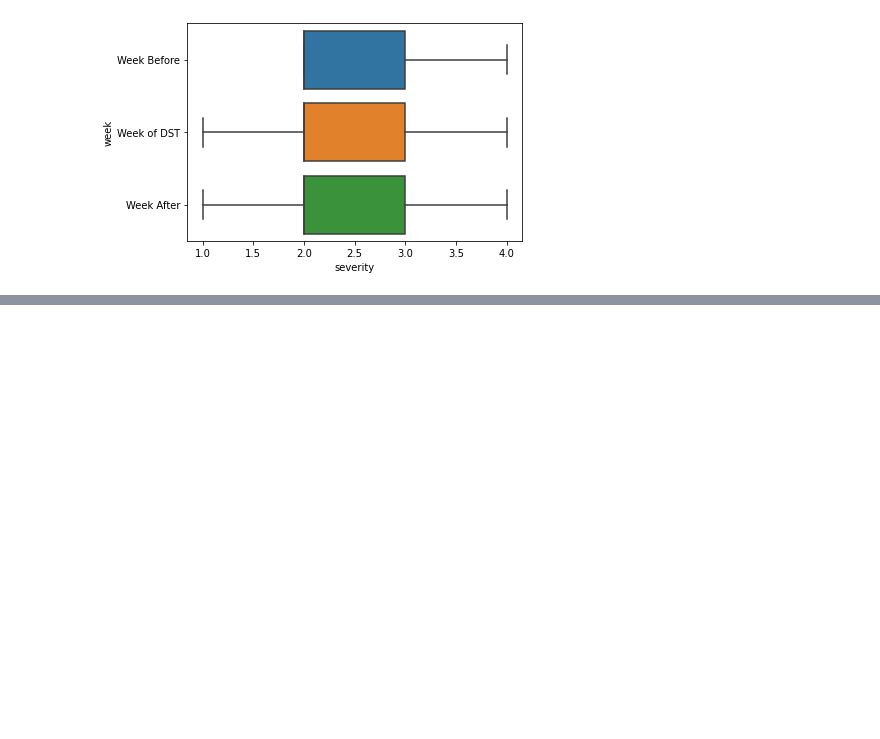
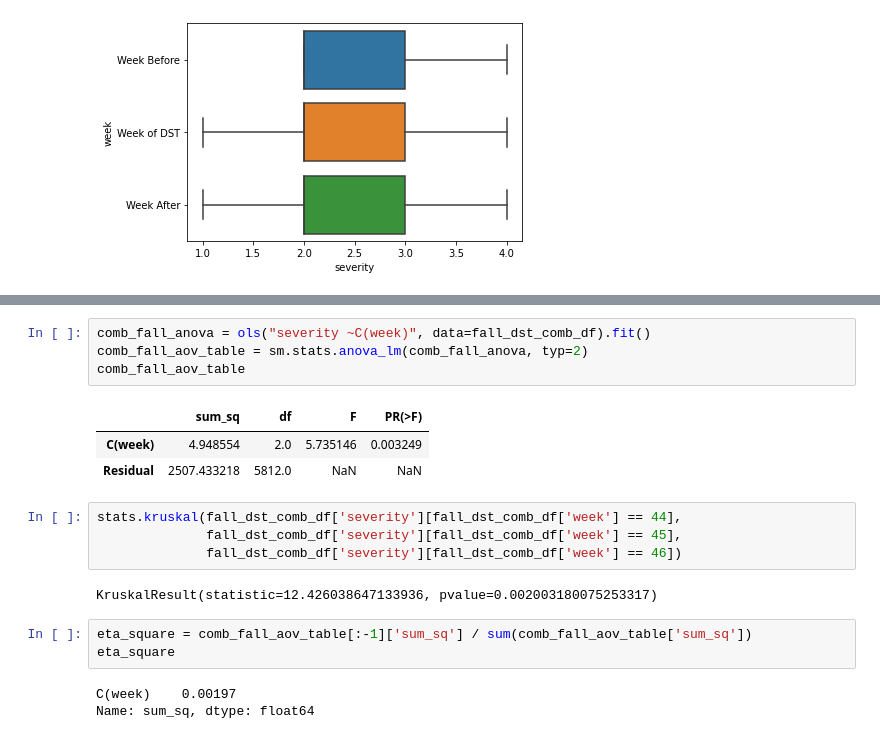
Before and after one commit to jeffreyfloyd/DST-and-traffic-implications, a Jupyter notebook: code/5d_hypothesis_tests_combined.ipynb, the cells around one changed output, grey strips where cells are left out. Saved outputs shown, nothing was run; the diff lists cells and outputs as text; blank space fills up the shorter version.

```diff
--- a/code/5d_hypothesis_tests_combined.ipynb
+++ b/code/5d_hypothesis_tests_combined.ipynb
@@ -232,0 +237,20 @@ print(spr_dst_comb_df['severity'][spr_dst_comb_df['week']== 12].mean())
+# %%
+comb_fall_anova = ols("severity ~C(week)", data=fall_dst_comb_df).fit()
+comb_fall_aov_table = sm.stats.anova_lm(comb_fall_anova, typ=2)
+comb_fall_aov_table
+# %% [output]
+|  | sum_sq | df | F | PR(>F) |
+| C(week) | 4.948554 | 2.0 | 5.735146 | 0.003249 |
+| Residual | 2507.433218 | 5812.0 | NaN | NaN |
+# %%
+stats.kruskal(fall_dst_comb_df['severity'][fall_dst_comb_df['week'] == 44],
+              fall_dst_comb_df['severity'][fall_dst_comb_df['week'] == 45],
+              fall_dst_comb_df['severity'][fall_dst_comb_df['week'] == 46])
+# %% [output]
+KruskalResult(statistic=12.426038647133936, pvalue=0.002003180075253317)
+# %%
+eta_square = comb_fall_aov_table[:-1]['sum_sq'] / sum(comb_fall_aov_table['sum_sq'])
+eta_square
+# %% [output]
+C(week)    0.00197
+Name: sum_sq, dtype: float64
```
Also changed, not shown: parts of 29 cells of this notebook, 3 other files.
